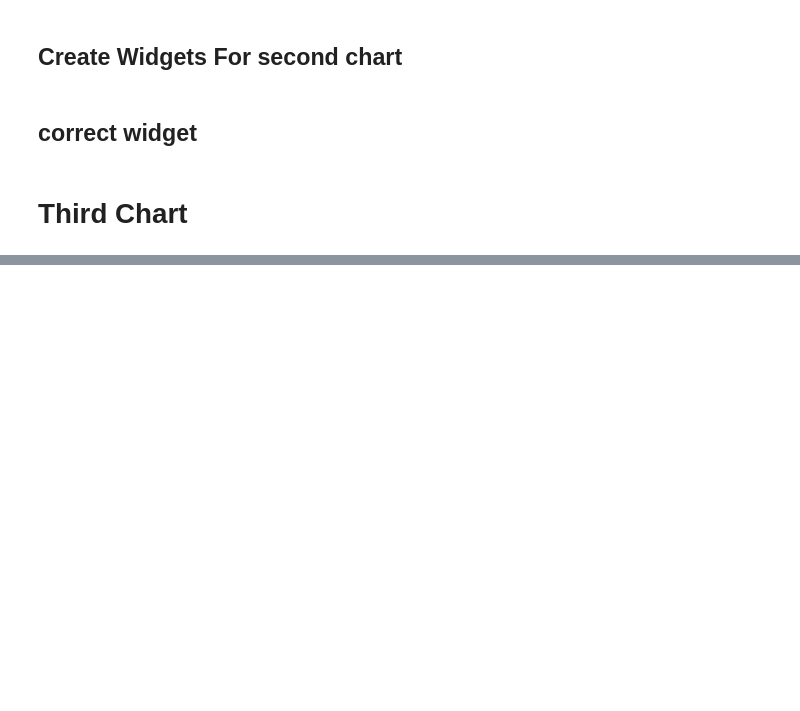
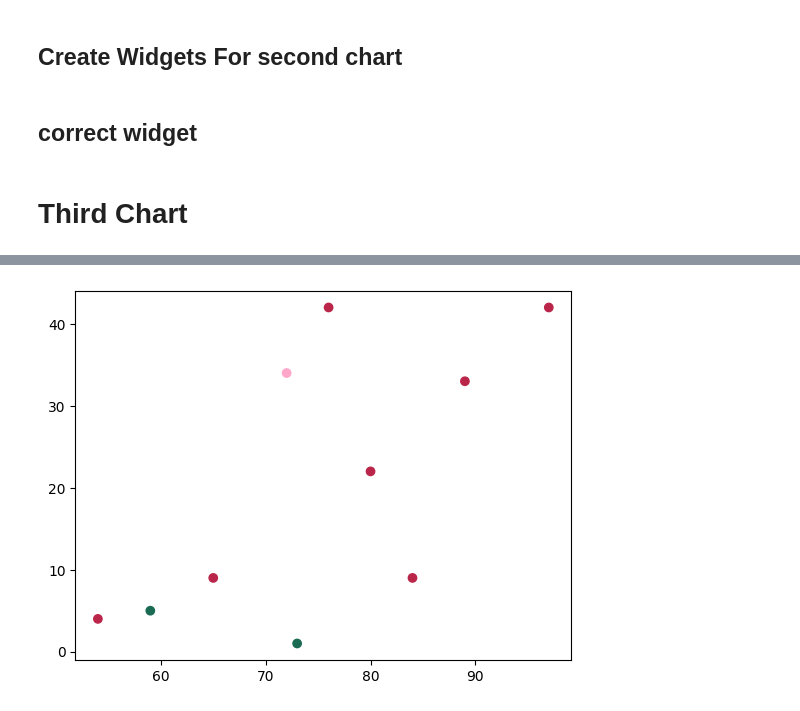
Before and after one commit to femstac/kaggle_Company_Financials, a Jupyter notebook: Financials Interactive Panels.ipynb, the cells around one changed output, grey strips where cells are left out. Saved outputs shown, nothing was run; the diff lists cells and outputs as text; code cells hidden in the pictures; blank space fills up the shorter version.

```diff
--- a/Financials Interactive Panels.ipynb
+++ b/Financials Interactive Panels.ipynb
@@ -598,0 +589,28 @@ app.servable()
+# %%
+df2= pd.DataFrame({'sales': np.random.randint(40,100,10),
+                   'profit': np.random.randint(0,50,10),
+                   'segment': np.random.choice(['A','B','C'],10)
+                  })
+
+
+
+
+x= df2['sales']
+y= df2['profit']
+
+unique_elements= df2['segment'].unique()
+complimentary_colors = ["#ba2649", "#ffa7ca", "#1a6b54", "#f7d560", "#5c3c92", "#f2a0a1", 'black', 'red', 'indigo']
+
+
+# colors= {'A':"red", 'B':"blue", 'C':"yellow" }#, "#5c3c92", "#f2a0a1"]
+
+colors = dict(zip(unique_elements, complimentary_colors))
+
+scatter_colour = [colors[c] for c in df2['segment'] ]
+
+plt.scatter(x,y, color=scatter_colour)
+plt.show()
+
+# df2['segment'].nunique()
+# %% [output]
+[figure, added]
```
Also changed, not shown: parts of 5 cells of this notebook, 1 other file.
